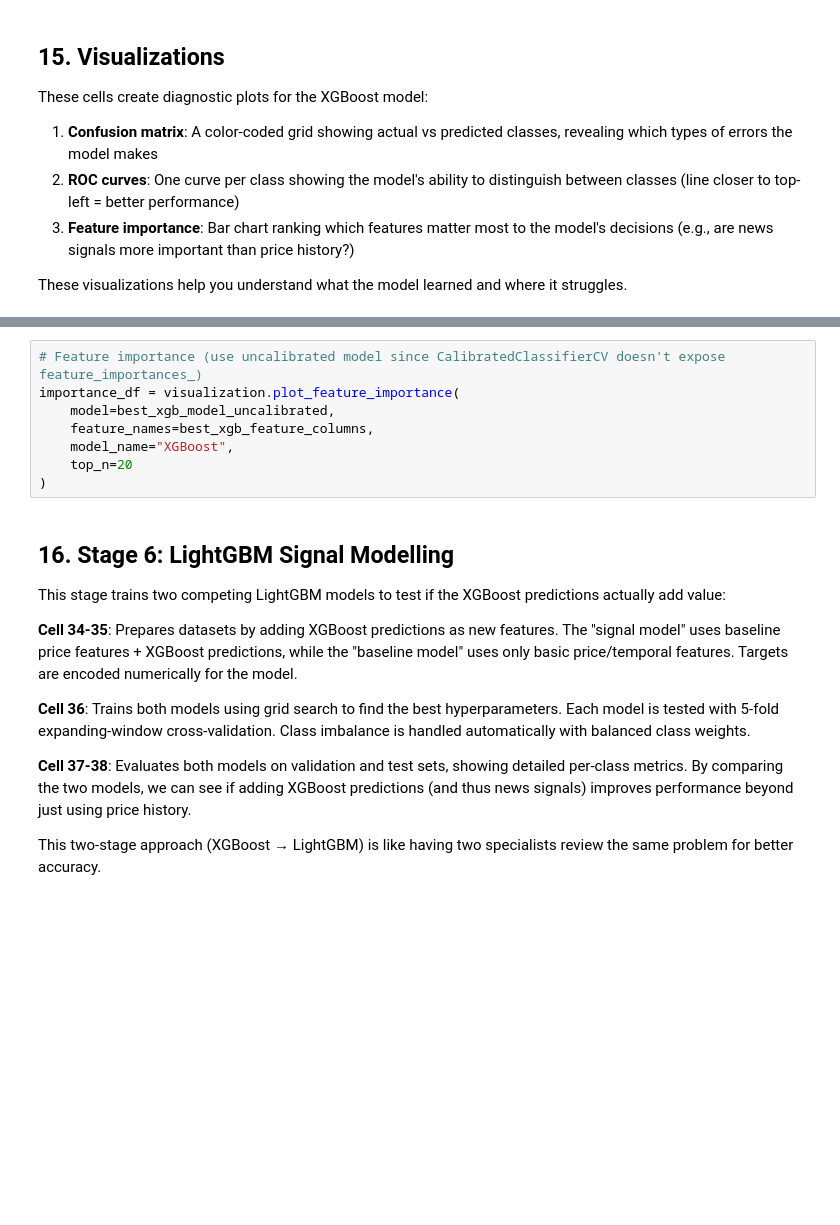
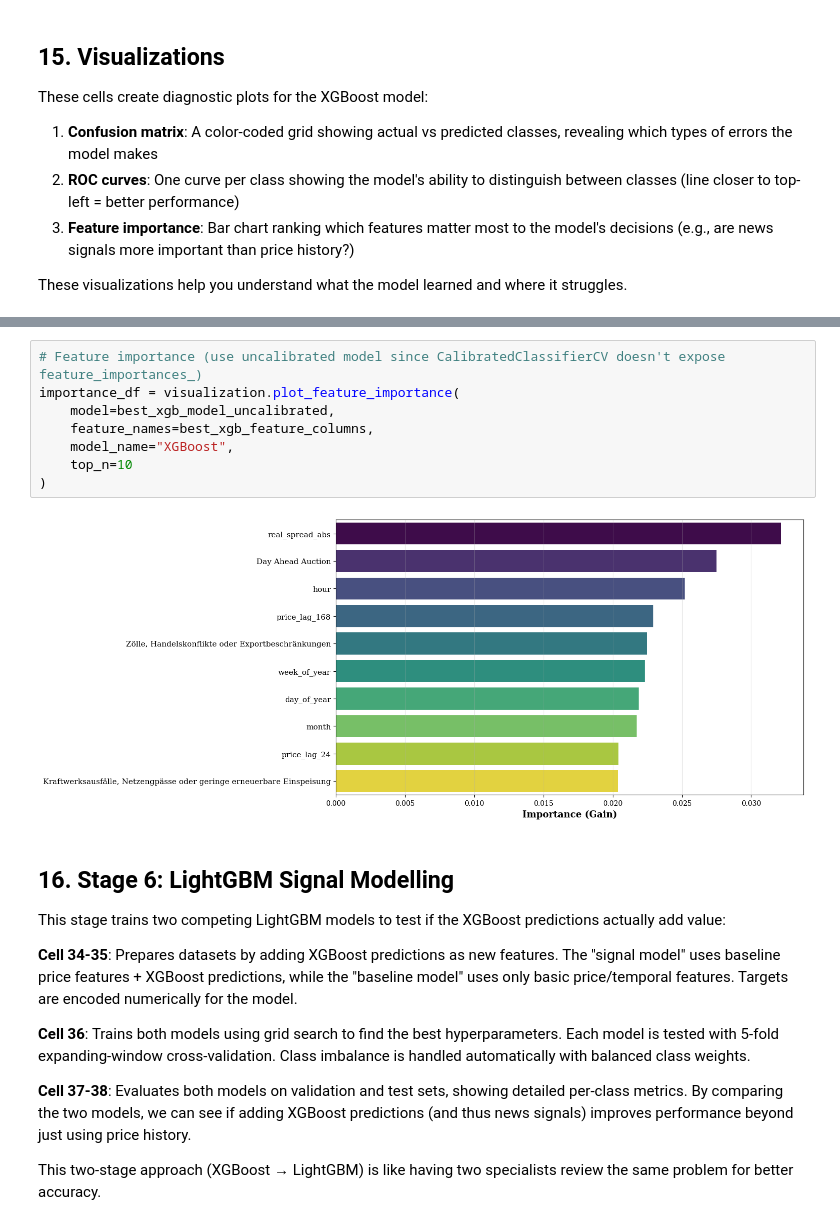
Before and after one commit to TheDeGen/ZHAW_Research_Project, a Jupyter notebook: notebooks/pipeline_execution.ipynb, the cells around one changed output, grey strips where cells are left out. Drawn from its saved outputs; the diff is of its cells as text; blank space fills up the shorter version.

```diff
--- a/notebooks/pipeline_execution.ipynb
+++ b/notebooks/pipeline_execution.ipynb
@@ -627,11 +926,13 @@ print(f"XGBoost Macro AUC: {xgb_auc_scores.get('XGBoost', 'N/A'):.3f}")
 # %%
 # Feature importance (use uncalibrated model since CalibratedClassifierCV doesn't expose feature_importances_)
 importance_df = visualization.plot_feature_importance(
     model=best_xgb_model_uncalibrated,
     feature_names=best_xgb_feature_columns,
     model_name="XGBoost",
-    top_n=20
+    top_n=10
 )
+# %% [output]
+[figure, added]
 # %% [markdown]
 ## 16. Stage 6: LightGBM Signal Modelling
 
```
Also changed, not shown: parts of 23 cells of this notebook, 19 other files.
